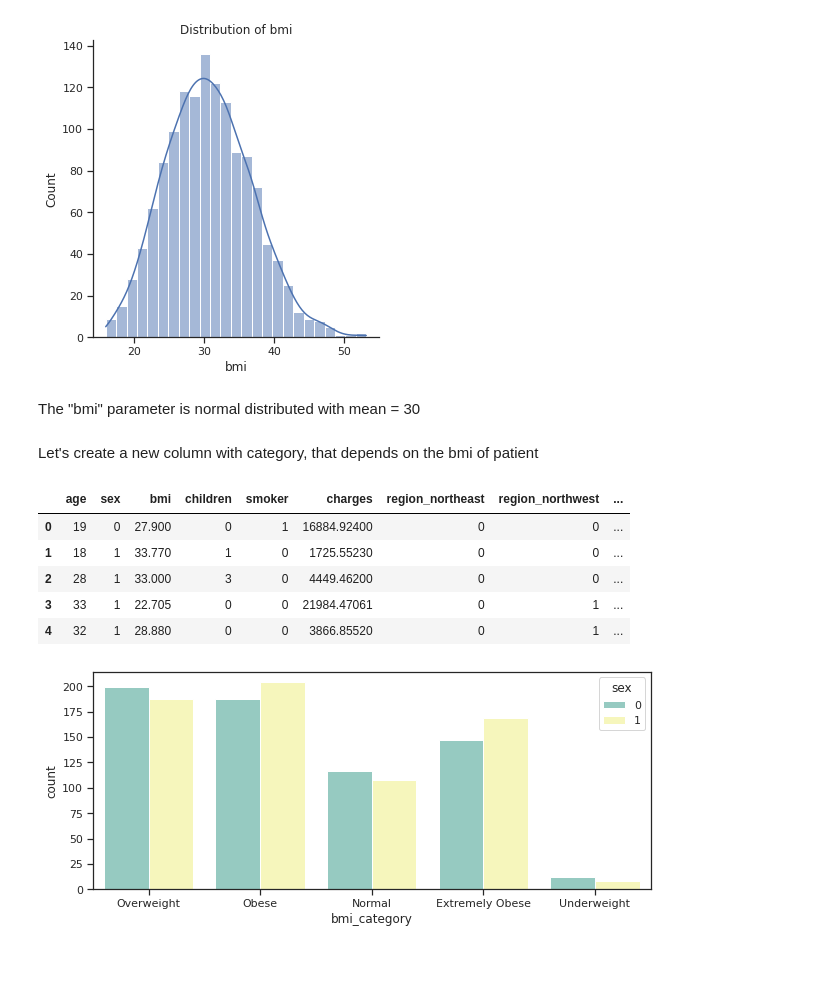
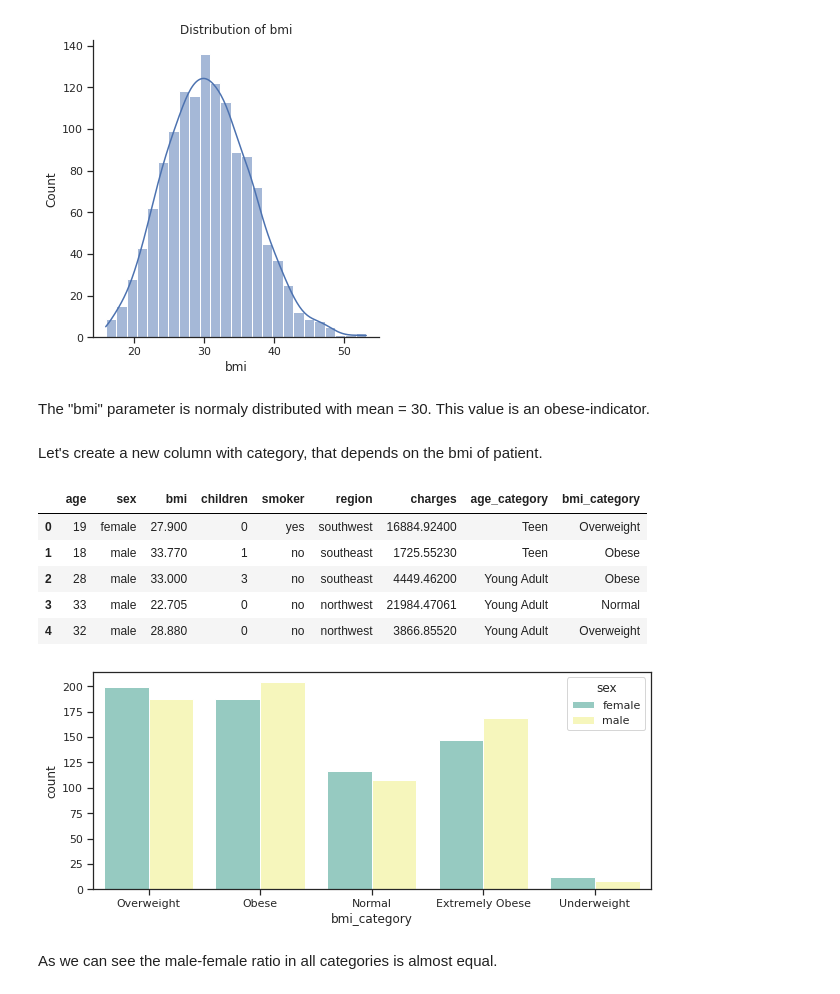
Before and after one commit to bogdan-nd/ML-Test, a Jupyter notebook: medical_cost.ipynb, the cells around one changed output. Saved outputs shown, nothing was run; the diff lists cells and outputs as text; code cells hidden in the pictures; blank space fills up the shorter version.

```diff
--- a/medical_cost.ipynb
+++ b/medical_cost.ipynb
@@ -64,3 +67,5 @@ array(['southwest', 'southeast', 'northwest', 'northeast'], dtype=object)
+# %%
+medical_plot_data = medical_cost_data.copy()
 # %%
 medical_cost_data.sex = medical_cost_data.sex.map(dict(male = 1, female=0))
 medical_cost_data.smoker = medical_cost_data.smoker.map(dict(yes = 1, no = 0))
@@ -130,6 +143,6 @@ def age_category(age):
     else:
         return "Old"
 # %%
-medical_cost_data["age_category"] = medical_cost_data.age.apply(age_category)
+medical_plot_data["age_category"] = medical_plot_data.age.apply(age_category)
 # %%
 plt.figure(figsize=(15,6))
@@ -146,9 +161,9 @@ plt.show()
 # %% [output]
 [figure]
 # %% [markdown]
-The "bmi" parameter is normal distributed with mean = 30
+The "bmi" parameter is normaly distributed with mean = 30. This value is an obese-indicator.
 # %% [markdown]
-Let's create a new column with category, that depends on the bmi of patient
+Let's create a new column with category, that depends on the bmi of patient.
 # %%
 def bmi_category(bmi):
     if bmi<18.5:
@@ -162,20 +177,22 @@ def bmi_category(bmi):
     else:
         return "Extremely Obese"
 # %%
-medical_cost_data["bmi_category"] = medical_cost_data.bmi.apply(bmi_category)
-medical_cost_data.head()
+medical_plot_data["bmi_category"] = medical_plot_data.bmi.apply(bmi_category)
+medical_plot_data.head()
 # %% [output]
-|  | age | sex | bmi | children | smoker | charges | region_northeast | region_northwest | ... |
-| 0 | 19 | 0 | 27.900 | 0 | 1 | 16884.92400 | 0 | 0 | ... |
-| 1 | 18 | 1 | 33.770 | 1 | 0 | 1725.55230 | 0 | 0 | ... |
-| 2 | 28 | 1 | 33.000 | 3 | 0 | 4449.46200 | 0 | 0 | ... |
-| 3 | 33 | 1 | 22.705 | 0 | 0 | 21984.47061 | 0 | 1 | ... |
-| 4 | 32 | 1 | 28.880 | 0 | 0 | 3866.85520 | 0 | 1 | ... |
+|  | age | sex | bmi | children | smoker | region | charges | age_category | bmi_category |
+| 0 | 19 | female | 27.900 | 0 | yes | southwest | 16884.92400 | Teen | Overweight |
+| 1 | 18 | male | 33.770 | 1 | no | southeast | 1725.55230 | Teen | Obese |
+| 2 | 28 | male | 33.000 | 3 | no | southeast | 4449.46200 | Young Adult | Obese |
+| 3 | 33 | male | 22.705 | 0 | no | northwest | 21984.47061 | Young Adult | Normal |
+| 4 | 32 | male | 28.880 | 0 | no | northwest | 3866.85520 | Young Adult | Overweight |
 # %%
 plt.figure(figsize=(10,4))
-sns.countplot(x="bmi_category", hue = "sex", data = medical_cost_data, palette = 'Set3')
+sns.countplot(x="bmi_category", hue = "sex", data = medical_plot_data, palette = 'Set3')
 plt.show()
 # %% [output]
-[figure, old version]
+[figure, new version]
+# %% [markdown]
+As we can see the male-female ratio in all categories is almost equal.
 # %%
 plt.figure(figsize=(10,6))
```
Also changed, not shown: parts of 35 cells of this notebook, 1 other file.
